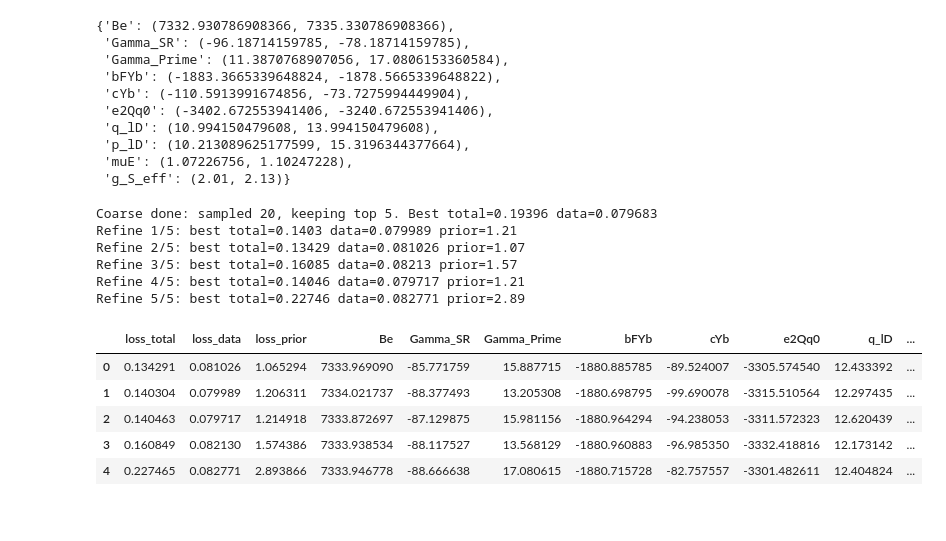
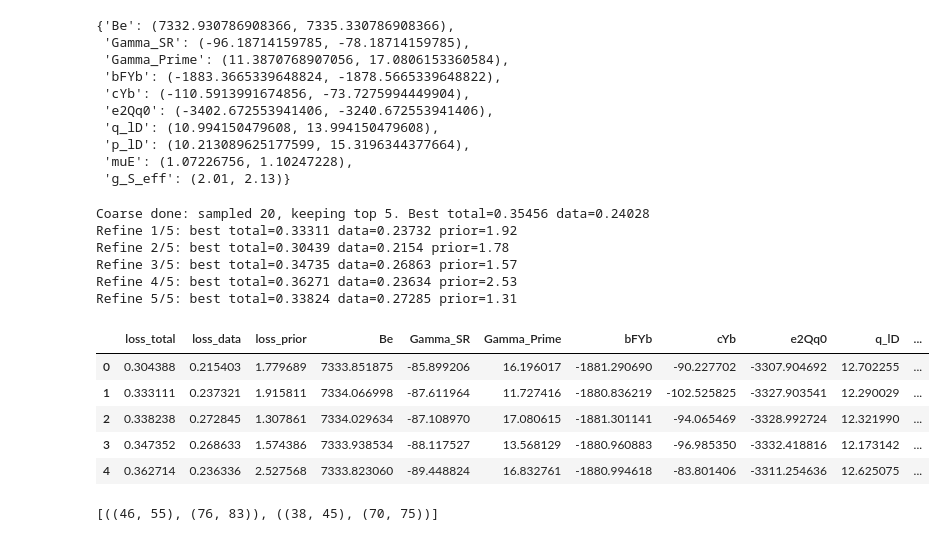
Before and after one commit to YuikiTakahashi/Molecule_spectrum_prediction, a Jupyter notebook: 173_prediction_Nov2025.ipynb, the cells around one changed output. Saved outputs shown, nothing was run; the diff lists cells and outputs as text; code cells hidden in the pictures.

```diff
--- a/173_prediction_Nov2025.ipynb
+++ b/173_prediction_Nov2025.ipynb
@@ -576,7 +576,7 @@ from pathlib import Path
 # Unassigned multi-spectrum data loading
 # -----------------------------
 UNASSIGNED_DATA_PATH = Path("synthetic_peaks.csv")  # or your real CSV
-UNASSIGNED_SIGMA = 0.15  # MHz Gaussian broadening (150 kHz) used in loss and plotting
+UNASSIGNED_SIGMA = 0.05  # MHz Gaussian broadening (100 kHz) used in loss and plotting
 
 # Fallback defaults ONLY used if you call the model without Ez/B explicitly
 DEFAULT_EZ_FIELD = 40.0
@@ -605,12 +605,21 @@ print("Loaded spectra:", [(s["id"], len(s["freqs"]), s["Ez"], s["B"]) for s in O
 # -----------------------------
 # Unassigned spectrum comparison machinery
 # -----------------------------
-def gaussian_broadened_spectrum(frequencies, weights=None, freq_axis=None, sigma=UNASSIGNED_SIGMA):
+def gaussian_broadened_spectrum(frequencies, weights=None, freq_axis=None, sigma=UNASSIGNED_SIGMA, axis=None, **kwargs):
+    """Gaussian broadening that accepts either freq_axis= or axis= (or positional axis).
+
+    This is defensive so later callers passing freq_axis won't break if an older
+    signature (freqs, weights, axis, sigma) was in scope.
+    """
     frequencies = np.asarray(frequencies, float)
     if weights is None:
         weights = np.ones_like(frequencies)
     else:
         weights = np.asarray(weights, float)
+
+    # Accept either freq_axis or axis (keyword or positional via kwargs.get)
+    if freq_axis is None:
+        freq_axis = axis if axis is not None else kwargs.pop("axis", None)
 
     if freq_axis is None:
         if frequencies.size == 0:
@@ -976,46 +985,50 @@ def search_candidates_MAP(state, spectra, priors, bounds,
 
         if verbose:
             print(f"Refine {j+1}/{len(keep)}: best total={best_Ltot:.5g} data={best_Ldata:.5g} prior={best_Lprior:.3g}")
 
     df = pd.DataFrame(refined).sort_values("loss_total").reset_index(drop=True)
     return df
 
 # ---- RUN SEARCH ----
 best_df = search_candidates_MAP(
     X010_173,
     OBS_SPECTRA,
     priors={k: PARAM_PRIORS[k] for k in SEARCH_BOUNDS.keys()},
     bounds=SEARCH_BOUNDS,
     n_samples=20,        # 20–100 for smoke test
     top_k=5,             # keep small
     refine_steps=10,     # 0–20
     refine_scale=0.20,   # smaller steps since few steps
-    indices=None,
+    indices=TRANSITION_INDEX_SET,
     sigma=UNASSIGNED_SIGMA,
     parity_sign=PARITY_SIGN,
     polarization=LASER_POLARIZATION,
     lambda_prior=LAMBDA_PRIOR,
-    allowed_transitions=None,  # Set to ALLOWED_TRANSITIONS to use experimental constraints
+    allowed_transitions=ALLOWED_TRANSITIONS,  # Set to ALLOWED_TRANSITIONS to use experimental constraints
     seed=123,
     verbose=True,
 )
 
 
 
 best_df.head(10)
 # %% [output]
-Coarse done: sampled 20, keeping top 5. Best total=0.19396 data=0.079683
-Refine 1/5: best total=0.1403 data=0.079989 prior=1.21
-Refine 2/5: best total=0.13429 data=0.081026 prior=1.07
-Refine 3/5: best total=0.16085 data=0.08213 prior=1.57
-Refine 4/5: best total=0.14046 data=0.079717 prior=1.21
-Refine 5/5: best total=0.22746 data=0.082771 prior=2.89
+Coarse done: sampled 20, keeping top 5. Best total=0.35456 data=0.24028
+Refine 1/5: best total=0.33311 data=0.23732 prior=1.92
+Refine 2/5: best total=0.30439 data=0.2154 prior=1.78
+Refine 3/5: best total=0.34735 data=0.26863 prior=1.57
+Refine 4/5: best total=0.36271 data=0.23634 prior=2.53
+Refine 5/5: best total=0.33824 data=0.27285 prior=1.31
 |  | loss_total | loss_data | loss_prior | Be | Gamma_SR | Gamma_Prime | bFYb | cYb | e2Qq0 | q_lD | ... |
-| 0 | 0.134291 | 0.081026 | 1.065294 | 7333.969090 | -85.771759 | 15.887715 | -1880.885785 | -89.524007 | -3305.574540 | 12.433392 | ... |
-| 1 | 0.140304 | 0.079989 | 1.206311 | 7334.021737 | -88.377493 | 13.205308 | -1880.698795 | -99.690078 | -3315.510564 | 12.297435 | ... |
-| 2 | 0.140463 | 0.079717 | 1.214918 | 7333.872697 | -87.129875 | 15.981156 | -1880.964294 | -94.238053 | -3311.572323 | 12.620439 | ... |
-| 3 | 0.160849 | 0.082130 | 1.574386 | 7333.938534 | -88.117527 | 13.568129 | -1880.960883 | -96.985350 | -3332.418816 | 12.173142 | ... |
-| 4 | 0.227465 | 0.082771 | 2.893866 | 7333.946778 | -88.666638 | 17.080615 | -1880.715728 | -82.757557 | -3301.482611 | 12.404824 | ... |
+| 0 | 0.304388 | 0.215403 | 1.779689 | 7333.851875 | -85.899206 | 16.196017 | -1881.290690 | -90.227702 | -3307.904692 | 12.702255 | ... |
+| 1 | 0.333111 | 0.237321 | 1.915811 | 7334.066998 | -87.611964 | 11.727416 | -1880.836219 | -102.525825 | -3327.903541 | 12.290029 | ... |
+| 2 | 0.338238 | 0.272845 | 1.307861 | 7334.029634 | -87.108970 | 17.080615 | -1881.301141 | -94.065469 | -3328.992724 | 12.321990 | ... |
+| 3 | 0.347352 | 0.268633 | 1.574386 | 7333.938534 | -88.117527 | 13.568129 | -1880.960883 | -96.985350 | -3332.418816 | 12.173142 | ... |
+| 4 | 0.362714 | 0.236336 | 2.527568 | 7333.823060 | -89.448824 | 16.832761 | -1880.994618 | -83.801406 | -3311.254636 | 12.625075 | ... |
+# %%
+ALLOWED_TRANSITIONS
+# %% [output]
+[((46, 55), (76, 83)), ((38, 45), (70, 75))]
 # %%
 import matplotlib.pyplot as plt
 
```
Also changed, not shown: parts of 4 cells of this notebook, 6 other files.
